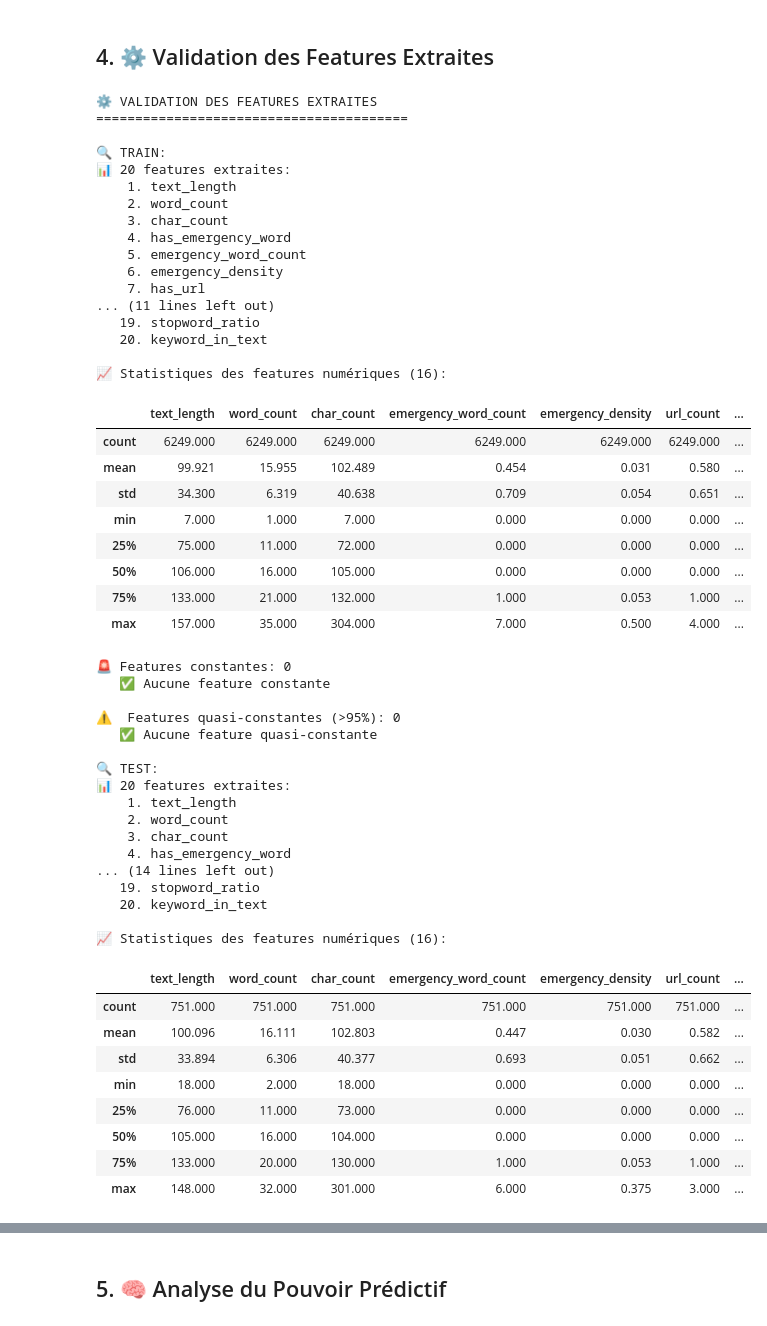
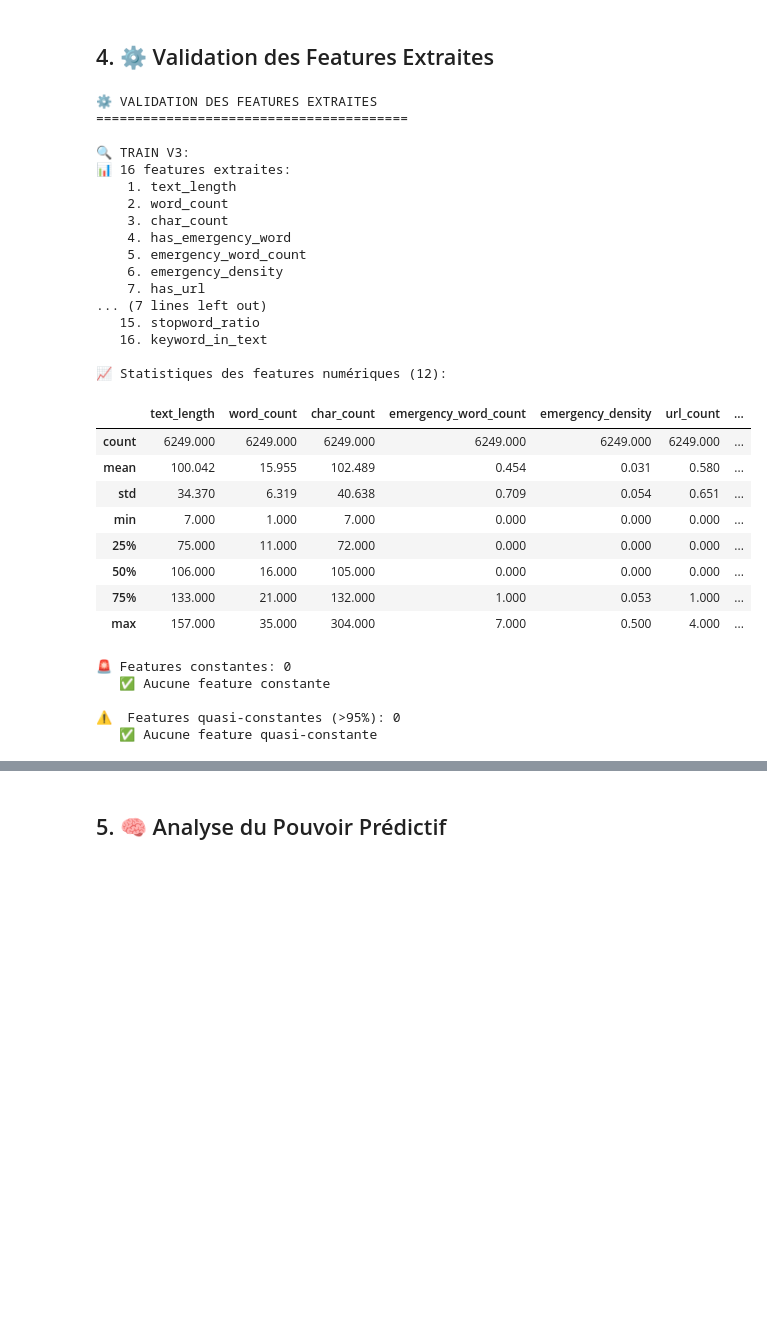
Before and after one commit to pierre-mazard/eye-of-emergency, a Jupyter notebook: notebooks/data_validation.ipynb, the cells around one changed output, grey strips where cells are left out. Saved outputs shown, nothing was run; the diff lists cells and outputs as text; code cells hidden in the pictures; blank space fills up the shorter version.

```diff
--- a/notebooks/data_validation.ipynb
+++ b/notebooks/data_validation.ipynb
@@ -153,18 +100,13 @@ for i, col in enumerate(train_df.columns, 1):
 print("📈 STATISTIQUES DESCRIPTIVES GÉNÉRALES")
 print("=" * 50)
 
-print(f"📊 Dataset Train:")
+print(f"📊 Dataset Train V3:")
 print(f"   Nombre de tweets: {len(train_df):,}")
 print(f"   Nombre de colonnes: {len(train_df.columns)}")
 print(f"   Mémoire utilisée: {train_df.memory_usage(deep=True).sum() / 1024**2:.2f} MB")
 
-print(f"\n📊 Dataset Test:")
-print(f"   Nombre de tweets: {len(test_df):,}")
-print(f"   Nombre de colonnes: {len(test_df.columns)}")
-print(f"   Mémoire utilisée: {test_df.memory_usage(deep=True).sum() / 1024**2:.2f} MB")
-
-# Distribution des classes (train seulement)
-print(f"\n🎯 Distribution des classes (Train):")
+# Distribution des classes
+print(f"\n🎯 Distribution des classes:")
 class_dist = train_df['target'].value_counts()
 class_pct = train_df['target'].value_counts(normalize=True) * 100
 for cls in [0, 1]:
@@ -173,6 +115,11 @@ for cls in [0, 1]:
 
 ratio = class_dist[0] / class_dist[1]
 print(f"   Ratio d'équilibrage: {ratio:.2f}")
+
+# Identification des types de colonnes
+feature_cols = [col for col in train_df.columns if col not in ['id', 'keyword', 'target', 'text_cleaned']]
+print(f"\n⚙️  Features extraites: {len(feature_cols)}")
+print(f"📄 Colonnes métadonnées: {len(train_df.columns) - len(feature_cols)}")
 # %% [output]
 📈 STATISTIQUES DESCRIPTIVES GÉNÉRALES
 ==================================================
@@ -517,43 +451,42 @@ def validate_features(df, dataset_name):
 
     print(f"\n⚠️  Features quasi-constantes (>95%): {len(quasi_constant)}")
     if quasi_constant:
         for feat, freq, val in quasi_constant:
             print(f"   {feat}: {freq:.1%} = {val}")
     else:
         print("   ✅ Aucune feature quasi-constante")
 
     return {
         'total_features': len(feature_cols),
         'numeric_features': len(numeric_features),
         'constant_features': len(constant_features),
         'quasi_constant_features': len(quasi_constant),
         'feature_names': feature_cols
     }
 
-train_features = validate_features(train_df, "TRAIN")
-test_features = validate_features(test_df, "TEST")
+train_features = validate_features(train_df, "TRAIN V3")
 # %% [output]
 ⚙️ VALIDATION DES FEATURES EXTRAITES
 ========================================
 
-🔍 TRAIN:
-📊 20 features extraites:
+🔍 TRAIN V3:
+📊 16 features extraites:
     1. text_length
     2. word_count
     3. char_count
     4. has_emergency_word
     5. emergency_word_count
     6. emergency_density
     7. has_url
-... (11 lines left out)
-   19. stopword_ratio
-   20. keyword_in_text
+... (7 lines left out)
+   15. stopword_ratio
+   16. keyword_in_text
 
-📈 Statistiques des features numériques (16):
+📈 Statistiques des features numériques (12):
 |  | text_length | word_count | char_count | emergency_word_count | emergency_density | url_count | ... |
 | count | 6249.000 | 6249.000 | 6249.000 | 6249.000 | 6249.000 | 6249.000 | ... |
-| mean | 99.921 | 15.955 | 102.489 | 0.454 | 0.031 | 0.580 | ... |
-| std | 34.300 | 6.319 | 40.638 | 0.709 | 0.054 | 0.651 | ... |
+| mean | 100.042 | 15.955 | 102.489 | 0.454 | 0.031 | 0.580 | ... |
+| std | 34.370 | 6.319 | 40.638 | 0.709 | 0.054 | 0.651 | ... |
 | min | 7.000 | 1.000 | 7.000 | 0.000 | 0.000 | 0.000 | ... |
 | 25% | 75.000 | 11.000 | 72.000 | 0.000 | 0.000 | 0.000 | ... |
 | 50% | 106.000 | 16.000 | 105.000 | 0.000 | 0.000 | 0.000 | ... |
@@ -564,24 +497,3 @@ test_features = validate_features(test_df, "TEST")
 
 ⚠️  Features quasi-constantes (>95%): 0
    ✅ Aucune feature quasi-constante
-
-🔍 TEST:
-📊 20 features extraites:
-    1. text_length
-    2. word_count
-    3. char_count
-    4. has_emergency_word
-... (14 lines left out)
-   19. stopword_ratio
-   20. keyword_in_text
-
-📈 Statistiques des features numériques (16):
-|  | text_length | word_count | char_count | emergency_word_count | emergency_density | url_count | ... |
-| count | 751.000 | 751.000 | 751.000 | 751.000 | 751.000 | 751.000 | ... |
-| mean | 100.096 | 16.111 | 102.803 | 0.447 | 0.030 | 0.582 | ... |
-| std | 33.894 | 6.306 | 40.377 | 0.693 | 0.051 | 0.662 | ... |
-| min | 18.000 | 2.000 | 18.000 | 0.000 | 0.000 | 0.000 | ... |
-| 25% | 76.000 | 11.000 | 73.000 | 0.000 | 0.000 | 0.000 | ... |
-| 50% | 105.000 | 16.000 | 104.000 | 0.000 | 0.000 | 0.000 | ... |
-| 75% | 133.000 | 20.000 | 130.000 | 1.000 | 0.053 | 1.000 | ... |
-| max | 148.000 | 32.000 | 301.000 | 6.000 | 0.375 | 3.000 | ... |
```
Also changed, not shown: parts of 16 cells of this notebook, 14 other files.
